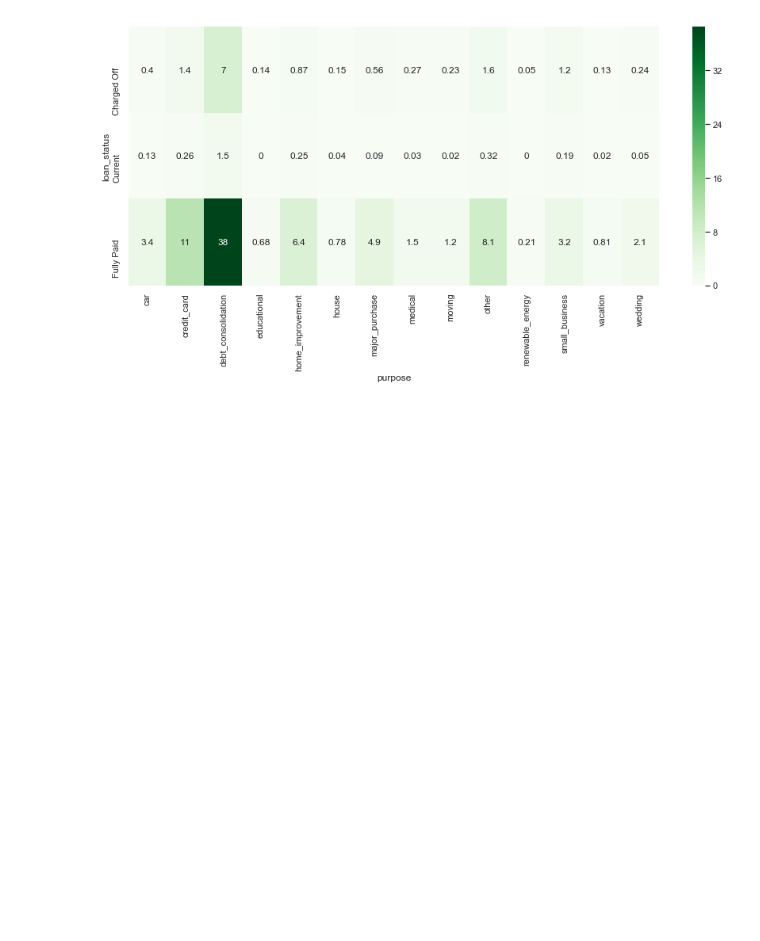
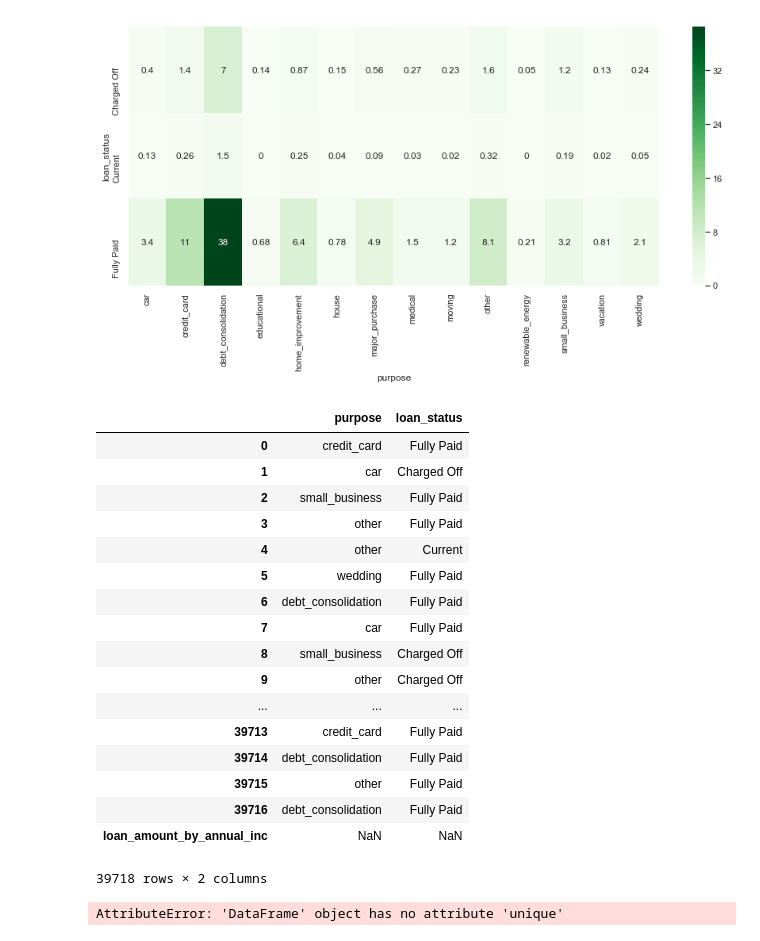
Before and after one commit to saneshashank/course2-GP1, a Jupyter notebook: Ashutosh/loan_EDA-Copy1.ipynb, the cells around one changed output. Drawn from its saved outputs; the diff is of its cells as text; code cells hidden in the pictures; blank space fills up the shorter version.

```diff
--- a/Ashutosh/loan_EDA-Copy1.ipynb
+++ b/Ashutosh/loan_EDA-Copy1.ipynb
@@ -505,3 +505,31 @@ Name: purpose, dtype: int64
 ****************************************************************************************************
 [figure]
 [figure]
+# %%
+stripped = loan_df.loc[:,['purpose', 'loan_status']]
+stripped
+# %% [output]
+|  | purpose | loan_status |
+| 0 | credit_card | Fully Paid |
+| 1 | car | Charged Off |
+| 2 | small_business | Fully Paid |
+| 3 | other | Fully Paid |
+| 4 | other | Current |
+| 5 | wedding | Fully Paid |
+| 6 | debt_consolidation | Fully Paid |
+| 7 | car | Fully Paid |
+| 8 | small_business | Charged Off |
+| 9 | other | Charged Off |
+| ... | ... | ... |
+| 39713 | credit_card | Fully Paid |
+| 39714 | debt_consolidation | Fully Paid |
+| 39715 | other | Fully Paid |
+| 39716 | debt_consolidation | Fully Paid |
+| loan_amount_by_annual_inc | NaN | NaN |
+39718 rows × 2 columns
+# %%
+import numpy as np
+
+stripped.pivot_table(index='purpose', columns='loan_status', aggfunc=lambda x: len(x.unique()))
+# %% [output]
+AttributeError: 'DataFrame' object has no attribute 'unique'
```
